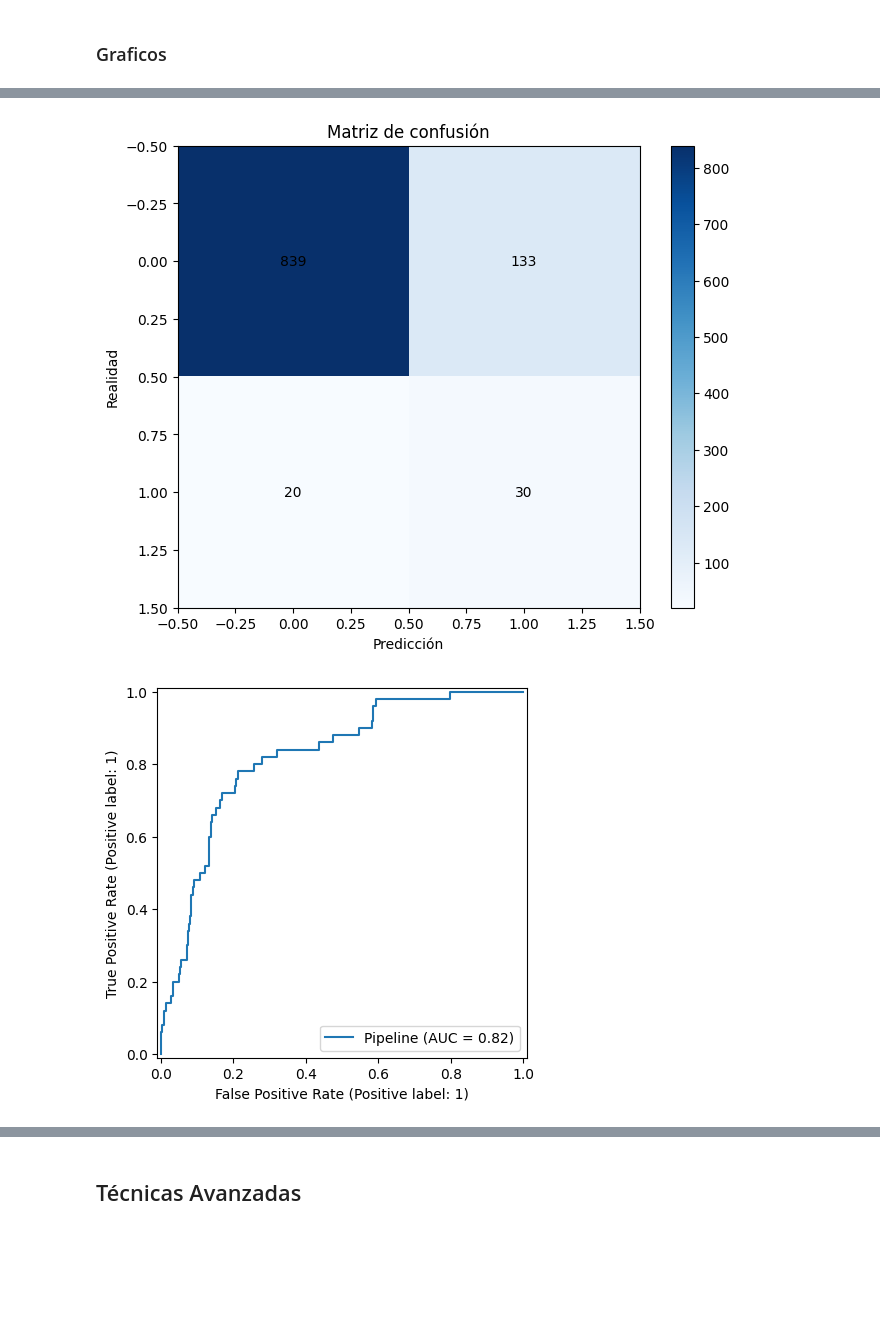
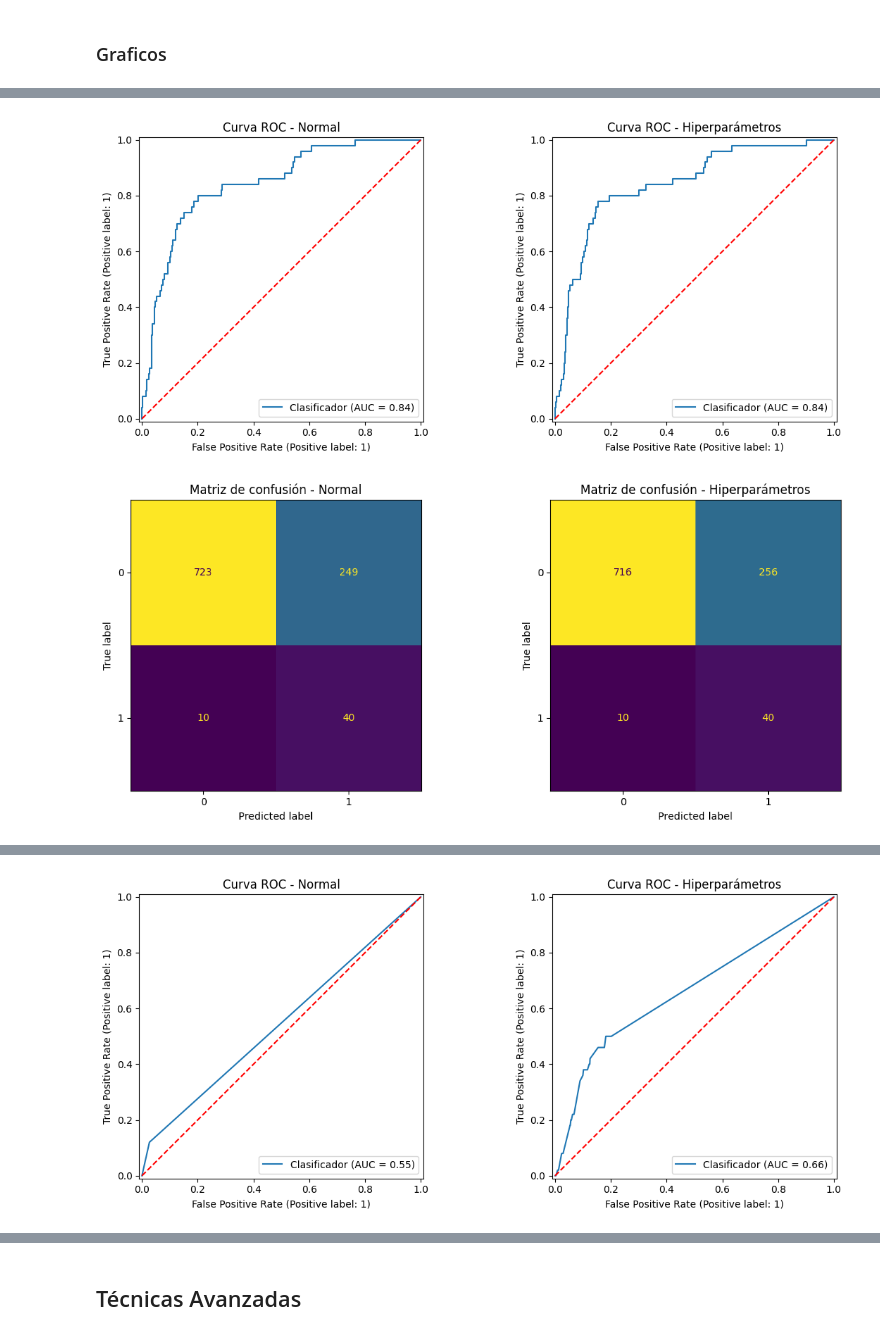
Before and after one commit to VictorDeMarco/Mineria-Datos, a Jupyter notebook: trabajo_final/trabajo_final.ipynb, the cells around one changed output, grey strips where cells are left out. Drawn from its saved outputs; the diff is of its cells as text; code cells hidden in the pictures; blank space fills up the shorter version.

```diff
--- a/trabajo_final/trabajo_final.ipynb
+++ b/trabajo_final/trabajo_final.ipynb
@@ -289,17 +290,15 @@ params_model = {
 # %% [markdown]
 ### Busqueda de hiperparámetros
 # %%
-cv = StratifiedKFold(n_splits=5, shuffle=True, random_state=42)
-metrics = ["accuracy", "precision", "recall", "f1", "roc_auc"]
-params_results = {}
+best_results = {key: {} for key in models.keys()}
 
 # Buscar los mejores hiperparámetros para cada modelo
-for model, classifier in params_model.items():
+for key, value in models.items():
     pipe = Pipeline(
-        steps=[("preprocessor", preprocesor), ("classifier", classifier["classifier"])]
+        steps=[("preprocessor", preprocesor), ("classifier", clone(value))]
     )
     grid_search = GridSearchCV(
-        pipe, classifier["params"], scoring="f1", cv=cv, n_jobs=-1, verbose=1
+        pipe, model_params[key], scoring="f1", cv=cv, n_jobs=-1, verbose=1
     )
     grid_search.fit(X_train, y_train)
 
@@ -313,7 +312,8 @@ for model, classifier in params_model.items():
         n_jobs=-1,
         return_train_score=False,
     )
-    params_results[model] = {
+    best_results[key] = {
+        "estimator": grid_search.best_estimator_,
         "best_params": grid_search.best_params_,
         "best_score": grid_search.best_score_,
         "metrics": {metric: scores[f"test_{metric}"].mean() for metric in metrics},
@@ -360,33 +357,40 @@ display(results_df)
 # %% [markdown]
 ### Graficos
 # %%
-# best_model = grid_search_rf.best_estimator_
-# y_pred = best_model.predict(X_test)
-# y_prob = best_model.predict_proba(X_test)[:, 1]
+for key in models.keys():
+    model1 = normal_results[key]["estimator"]
+    model2 = best_results[key]["estimator"]
 
-# print(classification_report(y_test, y_pred, digits=3))
-# print("Auc-Roc", roc_auc_score(y_test, y_prob))
+    # Predecir con ambos modelos
+    y_pred_1 = model1.predict(X_test)
+    y_pred_prob_1 = model1.predict_proba(X_test)[:, 1]
+    y_pred_2 = model2.predict(X_test)
+    y_pred_prob_2 = model2.predict_proba(X_test)[:, 1]
 
+    # Reporte de clasificación
+    print(f"\n=== {key} ===")
+    print("Normal:")
+    print(classification_report(y_test, y_pred_1, digits=4))
+    print("Hiperparámetros:")
+    print(classification_report(y_test, y_pred_2, digits=4))
 
-# cm = confusion_matrix(y_test, y_pred)
+    # Crear figura con dos columnas
+    fig, axes = plt.subplots(1, 2, figsize=(12, 5))
+    RocCurveDisplay.from_predictions(y_test, y_pred_prob_1, ax=axes[0], name="Clasificador")
+    axes[0].plot([0, 1], [0, 1], "r--")
+    axes[0].set_title("Curva ROC - Normal")
+    RocCurveDisplay.from_predictions(y_test, y_pred_prob_2, ax=axes[1], name="Clasificador")
+    axes[1].plot([0, 1], [0, 1], "r--")
+    axes[1].set_title("Curva ROC - Hiperparámetros")
+    plt.tight_layout()
+    plt.show()
 
-# fig, ax = plt.subplots(figsize=(8, 6))
-
-# im = ax.imshow(cm, cmap=plt.cm.Blues)
-# ax.set_title("Matriz de confusión")
-# ax.set_xlabel("Predicción")
-# ax.set_ylabel("Realidad")
-# for i in range(cm.shape[0]):
-#     for j in range(cm.shape[1]):
-#         ax.text(j, i, cm[i, j], ha="center", va="center")
-# plt.title("Matriz de confusión")
-# plt.colorbar(im)
-# plt.show()
-
-# RocCurveDisplay.from_estimator(
-#     best_model,
-#     X_test,
-#     y_test
-# )
-# plt.show()
+    # Matriz de confusión
+    fig, axes = plt.subplots(1, 2, figsize=(12, 5))
+    ConfusionMatrixDisplay.from_predictions(y_test, y_pred_1, ax=axes[0], colorbar=False)
+    axes[0].set_title("Matriz de confusión - Normal")
+    ConfusionMatrixDisplay.from_predictions(y_test, y_pred_2, ax=axes[1], colorbar=False)
+    axes[1].set_title("Matriz de confusión - Hiperparámetros")
+    plt.tight_layout()
+    plt.show()
 # %% [output]
@@ -403,2 +417,2 @@ Auc-Roc 0.8216872427983539
-[figure, old version]
+[figure, new version]
-[figure, old version]
+[figure, new version]
@@ -404,0 +439 @@ Auc-Roc 0.8216872427983539
+[figure, added]
```
Also changed, not shown: parts of 17 cells of this notebook.
